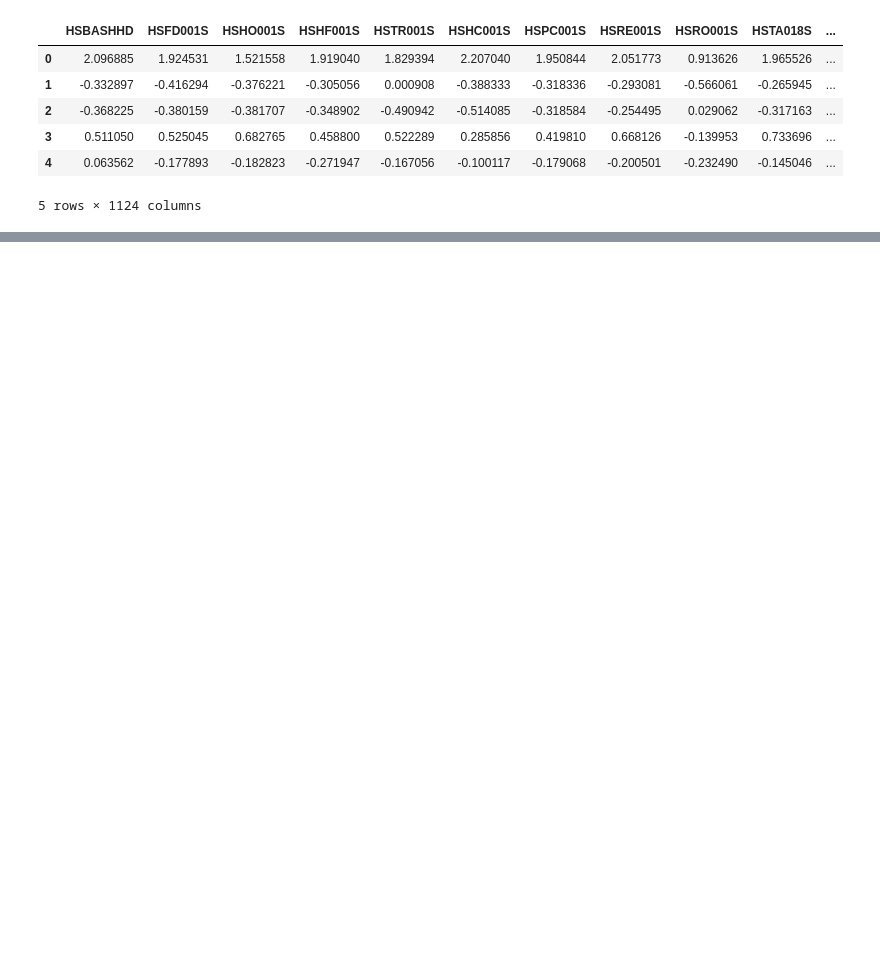
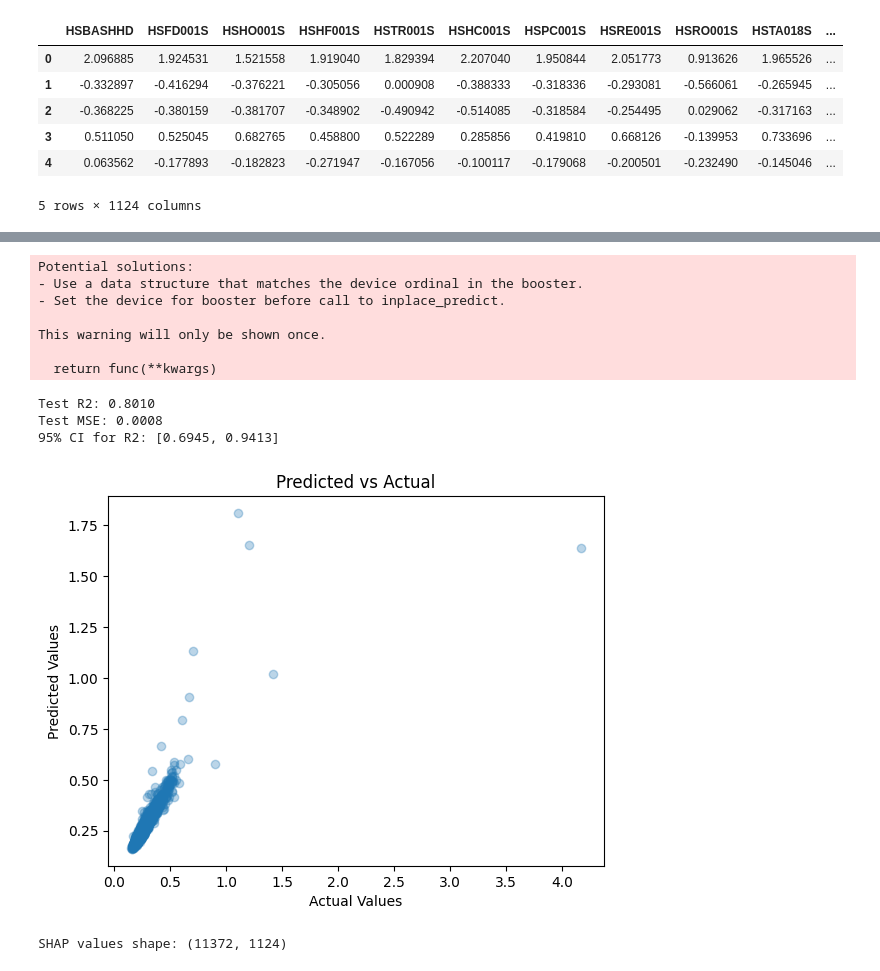
Before and after one commit to Astru5/DS3000, a Jupyter notebook: notebooks/supervised_learning.ipynb, the cells around one changed output, grey strips where cells are left out. Drawn from its saved outputs; the diff is of its cells as text; code cells hidden in the pictures; blank space fills up the shorter version.

```diff
--- a/notebooks/supervised_learning.ipynb
+++ b/notebooks/supervised_learning.ipynb
@@ -388,0 +504,76 @@ print(coef_series.reindex(coef_series.abs().sort_values(ascending=False).index)
+# %%
+# save the model and parameters
+with open('../data/processed/xgb_model.pkl', 'wb') as f:
+    pickle.dump({'best_model': best_model, 'best_params': random_search.best_params_}, f)
+# %%
+# ----------------------------
+# 5. TEST PERFORMANCE
+# ----------------------------
+
+y_pred = best_model.predict(X_test_scaled)
+
+y_test_np = y_test.to_numpy()
+y_pred_np = np.array(y_pred)
+
+r2 = r2_score(y_test, y_pred)
+mse = mean_squared_error(y_test, y_pred)
+
+print(f"Test R2: {r2:.4f}")
+print(f"Test MSE: {mse:.4f}")
+
+# ----------------------------
+# 6. BOOTSTRAP 95% CI FOR R2
+# ----------------------------
+
+n_bootstrap = 1000
+n_samples = len(y_test)
+
+r2_scores = []
+
+# Use indices instead of copying arrays (memory efficient)
+rng = np.random.default_rng(42)
+
+for _ in range(n_bootstrap):
+    indices = rng.integers(0, n_samples, n_samples)
+
+    r2_boot = r2_score(y_test_np[indices], y_pred_np[indices])
+    r2_scores.append(r2_boot)
+
+lower = np.percentile(r2_scores, 2.5)
+upper = np.percentile(r2_scores, 97.5)
+
+print(f"95% CI for R2: [{lower:.4f}, {upper:.4f}]")
+
+# ----------------------------
+# 7. SCATTER PLOT
+# ----------------------------
+
+plt.figure()
+plt.scatter(y_test, y_pred, alpha=0.3)
+plt.xlabel("Actual Values")
+plt.ylabel("Predicted Values")
+plt.title("Predicted vs Actual")
+plt.show()
+# %% [output]
+Potential solutions:
+- Use a data structure that matches the device ordinal in the booster.
+- Set the device for booster before call to inplace_predict.
+
+This warning will only be shown once.
+
+  return func(**kwargs)
+Test R2: 0.8010
+Test MSE: 0.0008
+95% CI for R2: [0.6945, 0.9413]
+[figure, added]
+# %%
+# Create SHAP explainer (TreeExplainer is optimized for XGBoost)
+explainer = shap.TreeExplainer(best_model)
+
+# Compute SHAP values on test set
+shap_values = explainer.shap_values(X_test_scaled)
+
+# Optional: check shape
+print("SHAP values shape:", np.array(shap_values).shape)
+# %% [output]
+SHAP values shape: (11372, 1124)
```
Also changed, not shown: parts of 14 cells of this notebook.
